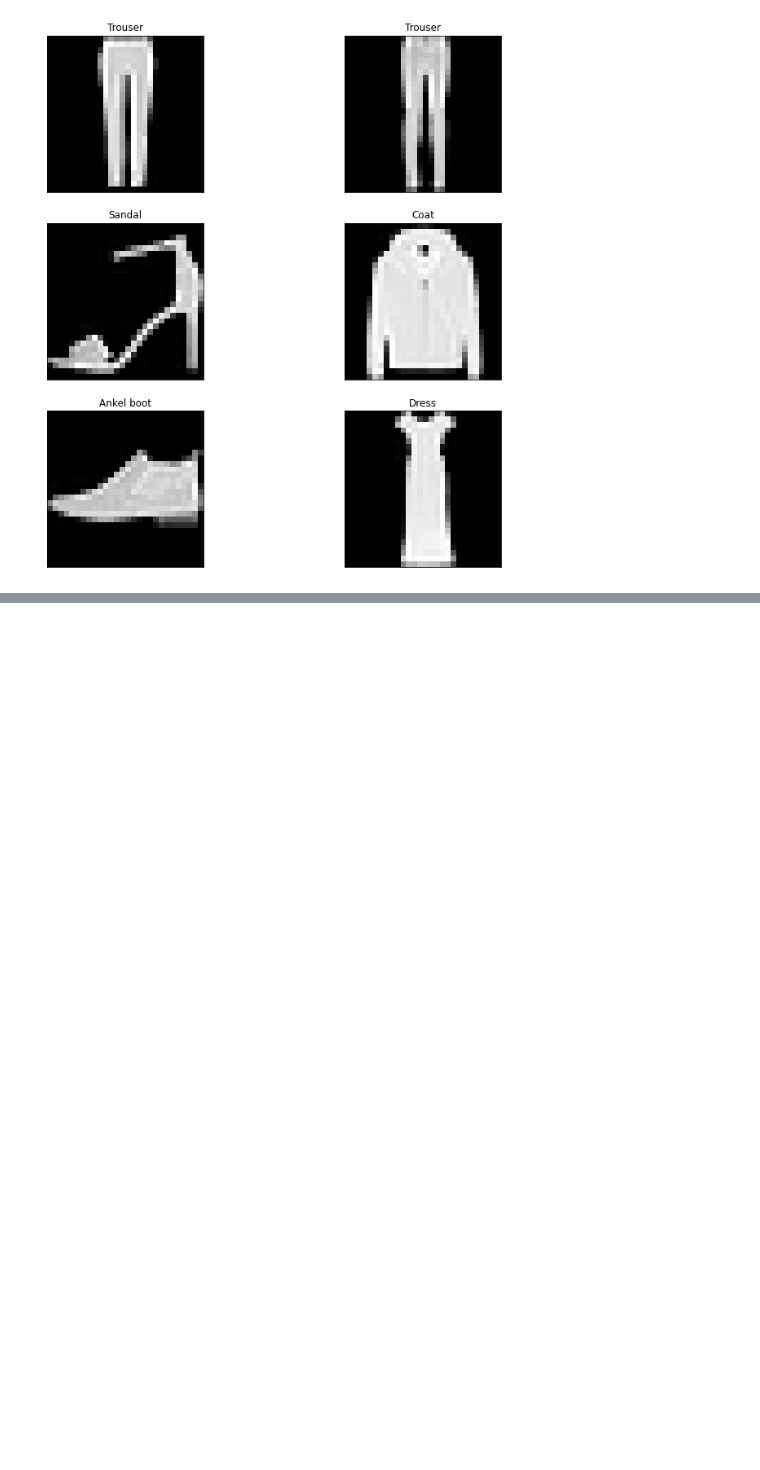
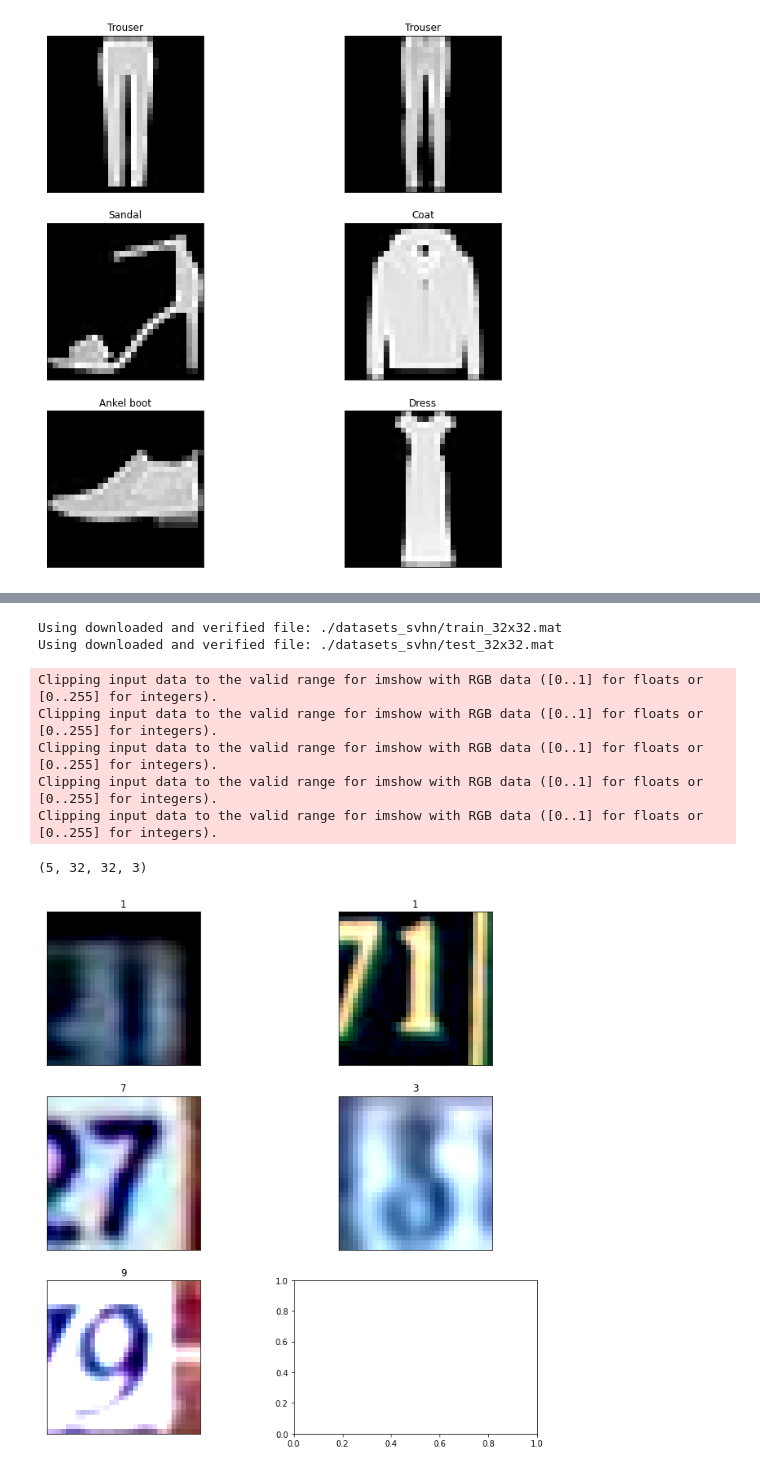
Before and after one commit to mocedon/EE-DL046211, a Jupyter notebook: HW2/ee046211_hw2_312775364.ipynb, the cells around one changed output, grey strips where cells are left out. Cells and saved outputs as stored; diff of their text form; code cells hidden in the pictures; blank space fills up the shorter version.

```diff
--- a/HW2/ee046211_hw2_312775364.ipynb
+++ b/HW2/ee046211_hw2_312775364.ipynb
@@ -900,22 +920,32 @@ SVHN is a real-world image dataset for developing machine learning and object re
 # %%
 # Get Dataset and show
 train_transform = transforms.Compose([
                                       transforms.RandomCrop(32, padding=4),
                                       transforms.RandomHorizontalFlip(),
                                       transforms.ToTensor(),
                                       transforms.Normalize((0.4914, 0.4822, 0.4465), (0.2023, 0.1994, 0.2010)),
 ])
 
 test_transform = transforms.Compose([
                                       transforms.ToTensor(),
                                       transforms.Normalize((0.4914, 0.4822, 0.4465), (0.2023, 0.1994, 0.2010)),
 ])
 
-numbers_classes = [str(i) for i in range(9)]
+numbers_classes = [str(i) for i in range(10)]
 train_set = torchvision.datasets.SVHN(root='./datasets_svhn', split='train', download=True, transform=train_transform)
 test_set = torchvision.datasets.SVHN(root='./datasets_svhn', split='test', download=True, transform=test_transform)
 
 show_examples(test_set, numbers_classes, 5)
+# %% [output]
+Using downloaded and verified file: ./datasets_svhn/train_32x32.mat
+Using downloaded and verified file: ./datasets_svhn/test_32x32.mat
+Clipping input data to the valid range for imshow with RGB data ([0..1] for floats or [0..255] for integers).
+Clipping input data to the valid range for imshow with RGB data ([0..1] for floats or [0..255] for integers).
+Clipping input data to the valid range for imshow with RGB data ([0..1] for floats or [0..255] for integers).
+Clipping input data to the valid range for imshow with RGB data ([0..1] for floats or [0..255] for integers).
+Clipping input data to the valid range for imshow with RGB data ([0..1] for floats or [0..255] for integers).
+(5, 32, 32, 3)
+[figure, added]
 # %%
 class CNNModel(nn.Module):
     def __init__(self, conv_param, lin_param):
```
Also changed, not shown: parts of 8 cells of this notebook.
